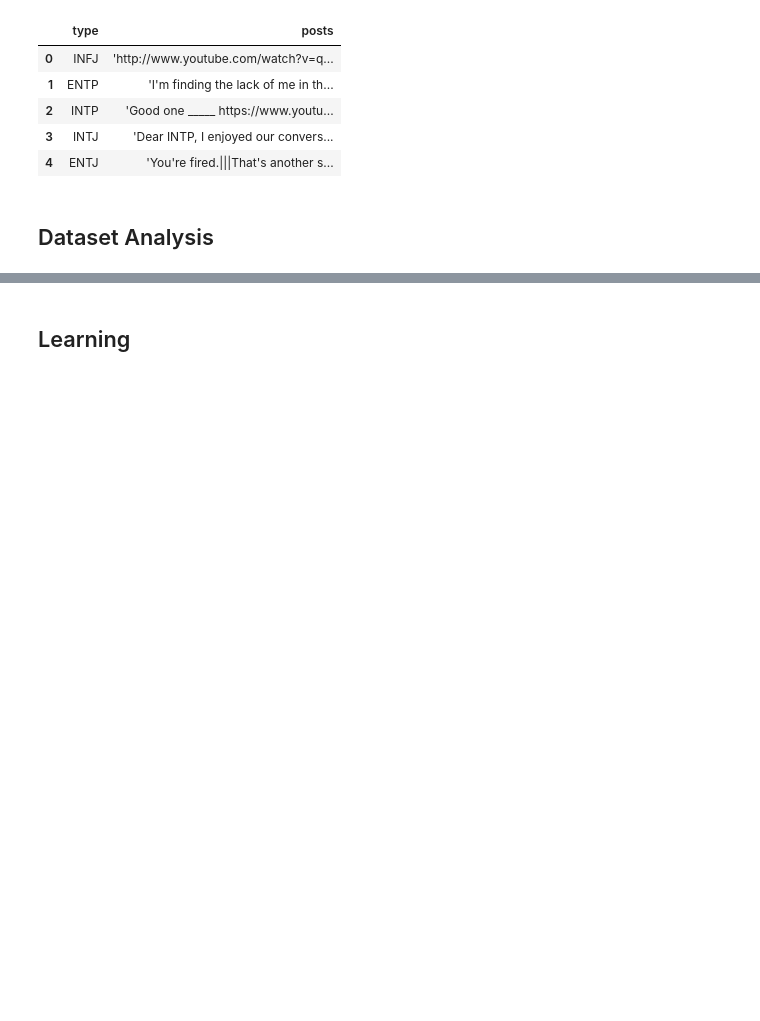
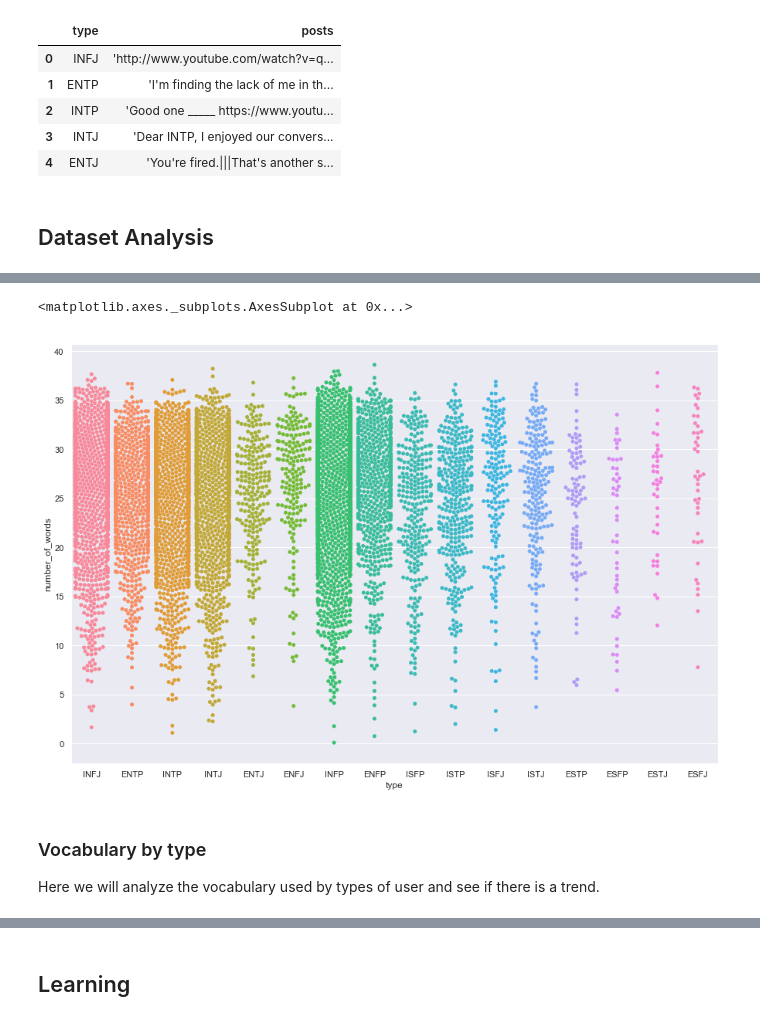
Before and after one commit to literate-waffle/mbti, a Jupyter notebook: mbti.ipynb, the cells around one changed output, grey strips where cells are left out. Saved outputs shown, nothing was run; the diff lists cells and outputs as text; code cells hidden in the pictures; blank space fills up the shorter version.

```diff
--- a/mbti.ipynb
+++ b/mbti.ipynb
@@ -17,0 +60,11 @@ df.head()
+# %%
+def parse_posts(posts):
+    return posts.split("|||")
+
+def number_words_in_post(post):
+    return len(post.split())
+
+data['number_of_words'] = data['posts'].apply(lambda posts: sum([number_words_in_post(post) for post in parse_posts(posts)])/50)
+
+print(data.head())
+print(data.groupby(data.type)["number_of_words"].mean())
@@ -17,0 +89,9 @@ df.head()
+# %%
+plt.figure(figsize=(15,10))
+sns.swarmplot("type", "number_of_words", data=data)
+# %% [output]
+<matplotlib.axes._subplots.AxesSubplot at 0x...>
+[figure, added]
+# %% [markdown]
+### Vocabulary by type
+Here we will analyze the vocabulary used by types of user and see if there is a trend.
```
Also changed, not shown: parts of 8 cells of this notebook, 1 other file.
